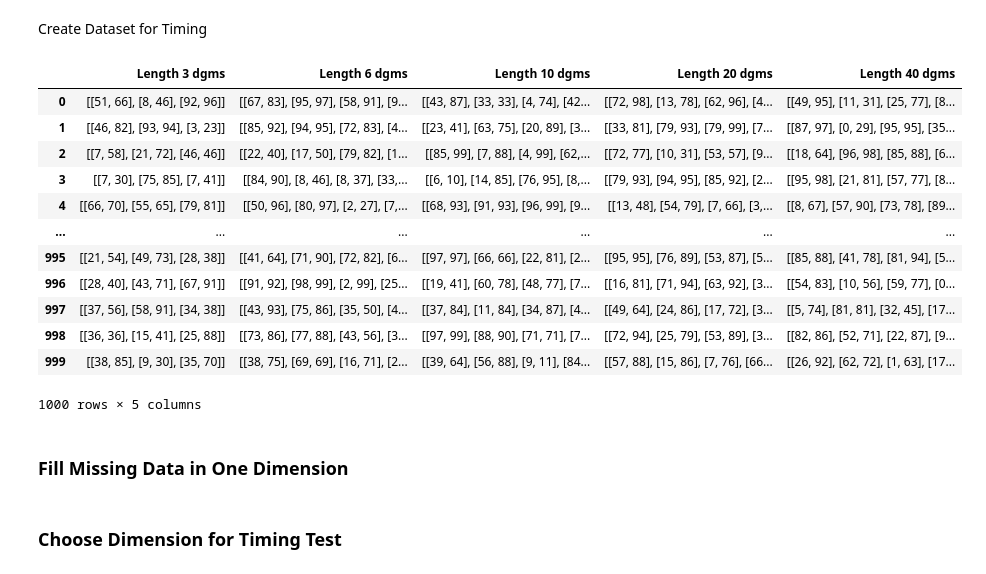
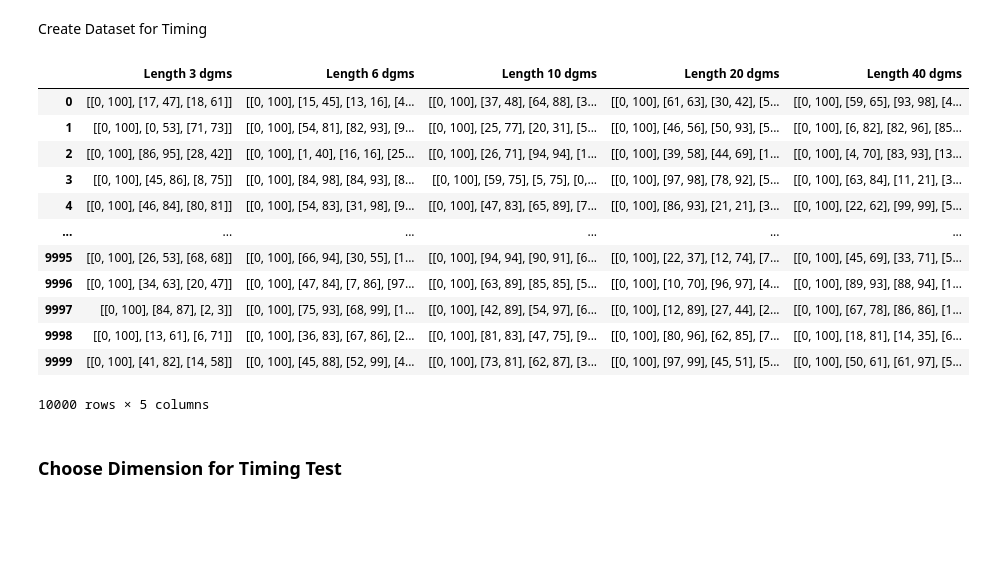
Before and after one commit to TeaspoonTDA/teaspoon, a Jupyter notebook: notebooks/ml_methods_timing_pers_images.ipynb, the cells around one changed output. Saved outputs shown, nothing was run; the diff lists cells and outputs as text; code cells hidden in the pictures; blank space fills up the shorter version.

Commit message:
updated timing

```diff
--- a/notebooks/ml_methods_timing_pers_images.ipynb
+++ b/notebooks/ml_methods_timing_pers_images.ipynb
@@ -23,59 +6,63 @@ mnist
 # %% [markdown]
 Create Dataset for Timing
 # %%
-timing_dgms = np.empty([1000,5], dtype=object)
-for j in range(0,1000):
+timing_dgms = np.empty([10000,5], dtype=object)
+for j in range(0,10000):
     three_dgms = []
     six_dgms = []
     ten_dgms = []
     twenty_dgms = []
     forty_dgms = []
-    for i in range(0,3):
+    point = [0, 100]
+    three_dgms.append(point)
+    six_dgms.append(point)
+    ten_dgms.append(point)
+    twenty_dgms.append(point)
+    forty_dgms.append(point)
+    for i in range(0,2):
         birth = np.random.randint(0, 100, size=1)
         death = np.random.randint(birth, 100, size=1)
         point = [birth[0], death[0]]
         three_dgms.append(point)
-    for i in range(0,6):
+    for i in range(0,5):
         birth = np.random.randint(0, 100, size=1)
         death = np.random.randint(birth, 100, size=1)
         point = [birth[0], death[0]]
         six_dgms.append(point)
-    for i in range(0,10):
+    for i in range(0,9):
         birth = np.random.randint(0, 100, size=1)
         death = np.random.randint(birth, 100, size=1)
         point = [birth[0], death[0]]
         ten_dgms.append(point)
-    for i in range(0,20):
+    for i in range(0,19):
         birth = np.random.randint(0, 100, size=1)
         death = np.random.randint(birth, 100, size=1)
         point = [birth[0], death[0]]
         twenty_dgms.append(point)
-    for i in range(0,40):
+    for i in range(0,39):
         birth = np.random.randint(0, 100, size=1)
         death = np.random.randint(birth, 100, size=1)
         point = [birth[0], death[0]]
         forty_dgms.append(point)
     timing_dgms[j,0]=three_dgms
     timing_dgms[j,1]=six_dgms
     timing_dgms[j,2]=ten_dgms
     timing_dgms[j,3]=twenty_dgms
     timing_dgms[j,4]=forty_dgms
 timing_dgms = pd.DataFrame(timing_dgms)
 timing_dgms.columns = ['Length 3 dgms', 'Length 6 dgms', 'Length 10 dgms', 'Length 20 dgms', 'Length 40 dgms']
 timing_dgms
 # %% [output]
 |  | Length 3 dgms | Length 6 dgms | Length 10 dgms | Length 20 dgms | Length 40 dgms |
-| 0 | [[51, 66], [8, 46], [92, 96]] | [[67, 83], [95, 97], [58, 91], [9... | [[43, 87], [33, 33], [4, 74], [42... | [[72, 98], [13, 78], [62, 96], [4... | [[49, 95], [11, 31], [25, 77], [8... |
-| 1 | [[46, 82], [93, 94], [3, 23]] | [[85, 92], [94, 95], [72, 83], [4... | [[23, 41], [63, 75], [20, 89], [3... | [[33, 81], [79, 93], [79, 99], [7... | [[87, 97], [0, 29], [95, 95], [35... |
-| 2 | [[7, 58], [21, 72], [46, 46]] | [[22, 40], [17, 50], [79, 82], [1... | [[85, 99], [7, 88], [4, 99], [62,... | [[72, 77], [10, 31], [53, 57], [9... | [[18, 64], [96, 98], [85, 88], [6... |
-| 3 | [[7, 30], [75, 85], [7, 41]] | [[84, 90], [8, 46], [8, 37], [33,... | [[6, 10], [14, 85], [76, 95], [8,... | [[79, 93], [94, 95], [85, 92], [2... | [[95, 98], [21, 81], [57, 77], [8... |
-| 4 | [[66, 70], [55, 65], [79, 81]] | [[50, 96], [80, 97], [2, 27], [7,... | [[68, 93], [91, 93], [96, 99], [9... | [[13, 48], [54, 79], [7, 66], [3,... | [[8, 67], [57, 90], [73, 78], [89... |
+| 0 | [[0, 100], [17, 47], [18, 61]] | [[0, 100], [15, 45], [13, 16], [4... | [[0, 100], [37, 48], [64, 88], [3... | [[0, 100], [61, 63], [30, 42], [5... | [[0, 100], [59, 65], [93, 98], [4... |
+| 1 | [[0, 100], [0, 53], [71, 73]] | [[0, 100], [54, 81], [82, 93], [9... | [[0, 100], [25, 77], [20, 31], [5... | [[0, 100], [46, 56], [50, 93], [5... | [[0, 100], [6, 82], [82, 96], [85... |
+| 2 | [[0, 100], [86, 95], [28, 42]] | [[0, 100], [1, 40], [16, 16], [25... | [[0, 100], [26, 71], [94, 94], [1... | [[0, 100], [39, 58], [44, 69], [1... | [[0, 100], [4, 70], [83, 93], [13... |
+| 3 | [[0, 100], [45, 86], [8, 75]] | [[0, 100], [84, 98], [84, 93], [8... | [[0, 100], [59, 75], [5, 75], [0,... | [[0, 100], [97, 98], [78, 92], [5... | [[0, 100], [63, 84], [11, 21], [3... |
+| 4 | [[0, 100], [46, 84], [80, 81]] | [[0, 100], [54, 83], [31, 98], [9... | [[0, 100], [47, 83], [65, 89], [7... | [[0, 100], [86, 93], [21, 21], [3... | [[0, 100], [22, 62], [99, 99], [5... |
 | ... | ... | ... | ... | ... | ... |
-| 995 | [[21, 54], [49, 73], [28, 38]] | [[41, 64], [71, 90], [72, 82], [6... | [[97, 97], [66, 66], [22, 81], [2... | [[95, 95], [76, 89], [53, 87], [5... | [[85, 88], [41, 78], [81, 94], [5... |
-| 996 | [[28, 40], [43, 71], [67, 91]] | [[91, 92], [98, 99], [2, 99], [25... | [[19, 41], [60, 78], [48, 77], [7... | [[16, 81], [71, 94], [63, 92], [3... | [[54, 83], [10, 56], [59, 77], [0... |
-| 997 | [[37, 56], [58, 91], [34, 38]] | [[43, 93], [75, 86], [35, 50], [4... | [[37, 84], [11, 84], [34, 87], [4... | [[49, 64], [24, 86], [17, 72], [3... | [[5, 74], [81, 81], [32, 45], [17... |
-| 998 | [[36, 36], [15, 41], [25, 88]] | [[73, 86], [77, 88], [43, 56], [3... | [[97, 99], [88, 90], [71, 71], [7... | [[72, 94], [25, 79], [53, 89], [3... | [[82, 86], [52, 71], [22, 87], [9... |
-| 999 | [[38, 85], [9, 30], [35, 70]] | [[38, 75], [69, 69], [16, 71], [2... | [[39, 64], [56, 88], [9, 11], [84... | [[57, 88], [15, 86], [7, 76], [66... | [[26, 92], [62, 72], [1, 63], [17... |
+| 9995 | [[0, 100], [26, 53], [68, 68]] | [[0, 100], [66, 94], [30, 55], [1... | [[0, 100], [94, 94], [90, 91], [6... | [[0, 100], [22, 37], [12, 74], [7... | [[0, 100], [45, 69], [33, 71], [5... |
+| 9996 | [[0, 100], [34, 63], [20, 47]] | [[0, 100], [47, 84], [7, 86], [97... | [[0, 100], [63, 89], [85, 85], [5... | [[0, 100], [10, 70], [96, 97], [4... | [[0, 100], [89, 93], [88, 94], [1... |
+| 9997 | [[0, 100], [84, 87], [2, 3]] | [[0, 100], [75, 93], [68, 99], [1... | [[0, 100], [42, 89], [54, 97], [6... | [[0, 100], [12, 89], [27, 44], [2... | [[0, 100], [67, 78], [86, 86], [1... |
+| 9998 | [[0, 100], [13, 61], [6, 71]] | [[0, 100], [36, 83], [67, 86], [2... | [[0, 100], [81, 83], [47, 75], [9... | [[0, 100], [80, 96], [62, 85], [7... | [[0, 100], [18, 81], [14, 35], [6... |
+| 9999 | [[0, 100], [41, 82], [14, 58]] | [[0, 100], [45, 88], [52, 99], [4... | [[0, 100], [73, 81], [62, 87], [3... | [[0, 100], [97, 99], [45, 51], [5... | [[0, 100], [50, 61], [61, 97], [5... |
-1000 rows × 5 columns
+10000 rows × 5 columns
-# %% [markdown]
-### Fill Missing Data in One Dimension
```
Also changed, not shown: parts of 38 cells of this notebook.
